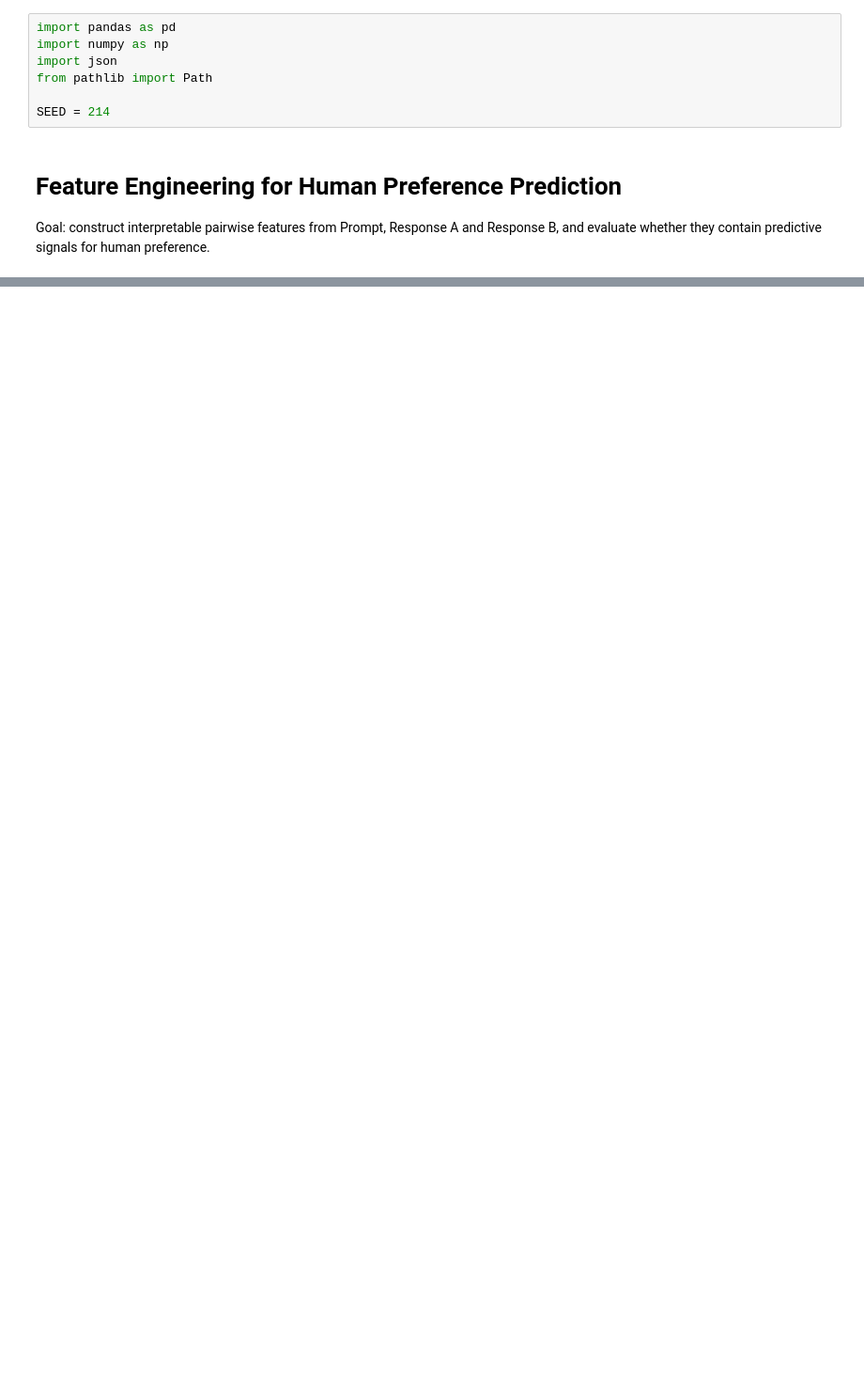
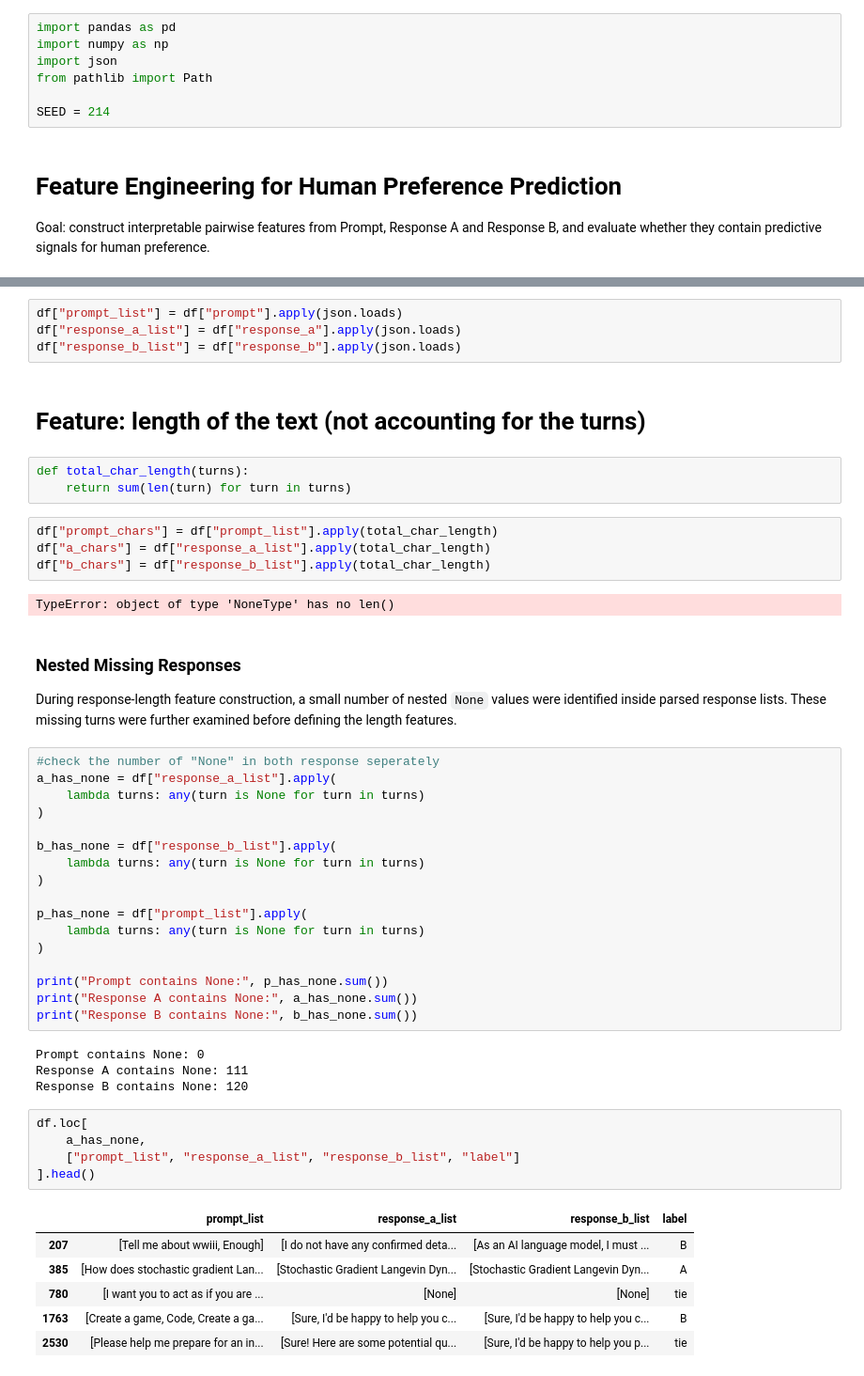
Before and after one commit to AAAAAmily/lmsys-preference-prediction, a Jupyter notebook: notebooks/02_feature_engineering.ipynb, the cells around one changed output, grey strips where cells are left out. Shown at 94% size. Cells and saved outputs as stored; diff of their text form; blank space fills up the shorter version.

```diff
--- a/notebooks/02_feature_engineering.ipynb
+++ b/notebooks/02_feature_engineering.ipynb
@@ -26,0 +41,52 @@ df.head()
+# %%
+df["prompt_list"] = df["prompt"].apply(json.loads)
+df["response_a_list"] = df["response_a"].apply(json.loads)
+df["response_b_list"] = df["response_b"].apply(json.loads)
+# %% [markdown]
+# Feature: length of the text (not accounting for the turns)
+# %%
+def total_char_length(turns):
+    return sum(len(turn) for turn in turns)
+# %%
+df["prompt_chars"] = df["prompt_list"].apply(total_char_length)
+df["a_chars"] = df["response_a_list"].apply(total_char_length)
+df["b_chars"] = df["response_b_list"].apply(total_char_length)
+# %% [output]
+TypeError: object of type 'NoneType' has no len()
+# %% [markdown]
+### Nested Missing Responses
+
+During response-length feature construction, a small number of nested `None` values were identified inside parsed response lists. These missing turns were further examined before defining the length features.
+# %%
+#check the number of "None" in both response seperately
+a_has_none = df["response_a_list"].apply(
+    lambda turns: any(turn is None for turn in turns)
+)
+
+b_has_none = df["response_b_list"].apply(
+    lambda turns: any(turn is None for turn in turns)
+)
+
+p_has_none = df["prompt_list"].apply(
+    lambda turns: any(turn is None for turn in turns)
+)
+
+print("Prompt contains None:", p_has_none.sum())
+print("Response A contains None:", a_has_none.sum())
+print("Response B contains None:", b_has_none.sum())
+# %% [output]
+Prompt contains None: 0
+Response A contains None: 111
+Response B contains None: 120
+# %%
+df.loc[
+    a_has_none,
+    ["prompt_list", "response_a_list", "response_b_list", "label"]
+].head()
+# %% [output]
+|  | prompt_list | response_a_list | response_b_list | label |
+| 207 | [Tell me about wwiii, Enough] | [I do not have any confirmed deta... | [As an AI language model, I must ... | B |
+| 385 | [How does stochastic gradient Lan... | [Stochastic Gradient Langevin Dyn... | [Stochastic Gradient Langevin Dyn... | A |
+| 780 | [I want you to act as if you are ... | [None] | [None] | tie |
+| 1763 | [Create a game, Code, Create a ga... | [Sure, I'd be happy to help you c... | [Sure, I'd be happy to help you c... | B |
+| 2530 | [Please help me prepare for an in... | [Sure! Here are some potential qu... | [Sure, I'd be happy to help you p... | tie |
```
Also changed, not shown: parts of 8 cells of this notebook.
